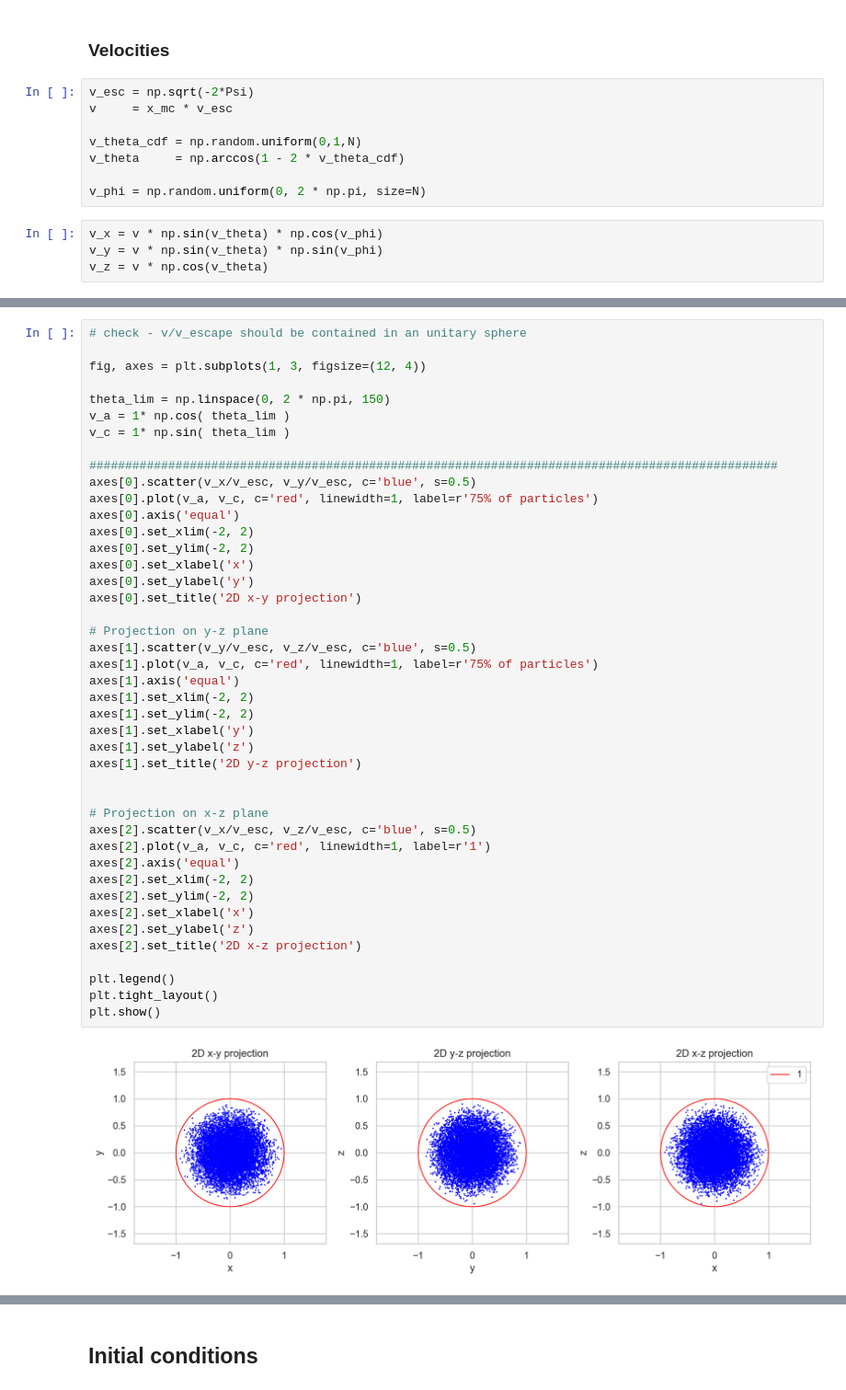
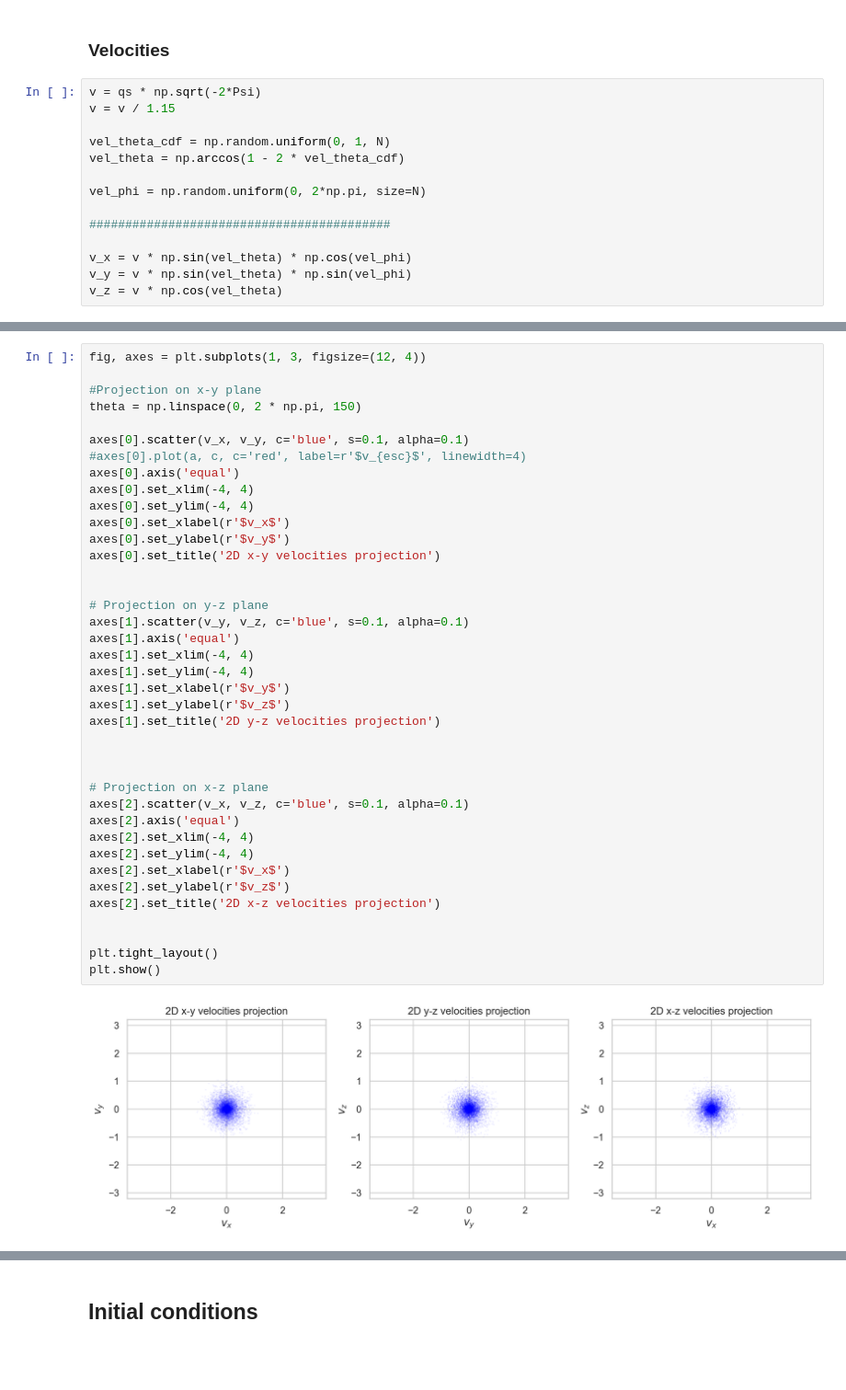
Before and after one commit to racheleguidettii/Galaxies-Dynamics, a Jupyter notebook: Hernquist.ipynb, the cells around one changed output, grey strips where cells are left out. Shown at 92% size. Saved outputs shown, nothing was run; the diff lists cells and outputs as text; blank space fills up the shorter version.

```diff
--- a/Hernquist.ipynb
+++ b/Hernquist.ipynb
@@ -376,14 +388,16 @@ x_mc = np.array(x_mc )
 # %% [markdown]
 ### Velocities
 # %%
-v_esc = np.sqrt(-2*Psi)
-v     = x_mc * v_esc
+v = qs * np.sqrt(-2*Psi)
+v = v / 1.15
 
-v_theta_cdf = np.random.uniform(0,1,N)
-v_theta     = np.arccos(1 - 2 * v_theta_cdf)
+vel_theta_cdf = np.random.uniform(0, 1, N)
+vel_theta = np.arccos(1 - 2 * vel_theta_cdf)
 
-v_phi = np.random.uniform(0, 2 * np.pi, size=N)
+vel_phi = np.random.uniform(0, 2*np.pi, size=N)
+
+##########################################
+
+v_x = v * np.sin(vel_theta) * np.cos(vel_phi)
+v_y = v * np.sin(vel_theta) * np.sin(vel_phi)
+v_z = v * np.cos(vel_theta)
-# %%
-v_x = v * np.sin(v_theta) * np.cos(v_phi)
-v_y = v * np.sin(v_theta) * np.sin(v_phi)
-v_z = v * np.cos(v_theta)
@@ -405,45 +426,41 @@ plt.show();
 # %%
-# check - v/v_escape should be contained in an unitary sphere
-
 fig, axes = plt.subplots(1, 3, figsize=(12, 4))
 
-theta_lim = np.linspace(0, 2 * np.pi, 150)
-v_a = 1* np.cos( theta_lim )
-v_c = 1* np.sin( theta_lim )
+#Projection on x-y plane
+theta = np.linspace(0, 2 * np.pi, 150)
 
-################################################################################################
-axes[0].scatter(v_x/v_esc, v_y/v_esc, c='blue', s=0.5)
-axes[0].plot(v_a, v_c, c='red', linewidth=1, label=r'75% of particles')
+axes[0].scatter(v_x, v_y, c='blue', s=0.1, alpha=0.1)
+#axes[0].plot(a, c, c='red', label=r'$v_{esc}$', linewidth=4)
 axes[0].axis('equal')
-axes[0].set_xlim(-2, 2)
-axes[0].set_ylim(-2, 2)
-axes[0].set_xlabel('x')
-axes[0].set_ylabel('y')
-axes[0].set_title('2D x-y projection')
+axes[0].set_xlim(-4, 4)
+axes[0].set_ylim(-4, 4)
+axes[0].set_xlabel(r'$v_x$')
+axes[0].set_ylabel(r'$v_y$')
+axes[0].set_title('2D x-y velocities projection')
+
 
 # Projection on y-z plane
-axes[1].scatter(v_y/v_esc, v_z/v_esc, c='blue', s=0.5)
-axes[1].plot(v_a, v_c, c='red', linewidth=1, label=r'75% of particles')
+axes[1].scatter(v_y, v_z, c='blue', s=0.1, alpha=0.1)
 axes[1].axis('equal')
-axes[1].set_xlim(-2, 2)
-axes[1].set_ylim(-2, 2)
-axes[1].set_xlabel('y')
-axes[1].set_ylabel('z')
-axes[1].set_title('2D y-z projection')
+axes[1].set_xlim(-4, 4)
+axes[1].set_ylim(-4, 4)
+axes[1].set_xlabel(r'$v_y$')
+axes[1].set_ylabel(r'$v_z$')
+axes[1].set_title('2D y-z velocities projection')
+
 
 
 # Projection on x-z plane
-axes[2].scatter(v_x/v_esc, v_z/v_esc, c='blue', s=0.5)
-axes[2].plot(v_a, v_c, c='red', linewidth=1, label=r'1')
+axes[2].scatter(v_x, v_z, c='blue', s=0.1, alpha=0.1)
 axes[2].axis('equal')
-axes[2].set_xlim(-2, 2)
-axes[2].set_ylim(-2, 2)
-axes[2].set_xlabel('x')
-axes[2].set_ylabel('z')
-axes[2].set_title('2D x-z projection')
+axes[2].set_xlim(-4, 4)
+axes[2].set_ylim(-4, 4)
+axes[2].set_xlabel(r'$v_x$')
+axes[2].set_ylabel(r'$v_z$')
+axes[2].set_title('2D x-z velocities projection')
 
-plt.legend()
+
 plt.tight_layout()
 plt.show()
 # %% [output]
-[figure, old version]
+[figure, new version]
```
Also changed, not shown: parts of 63 cells of this notebook, 2 other files.
